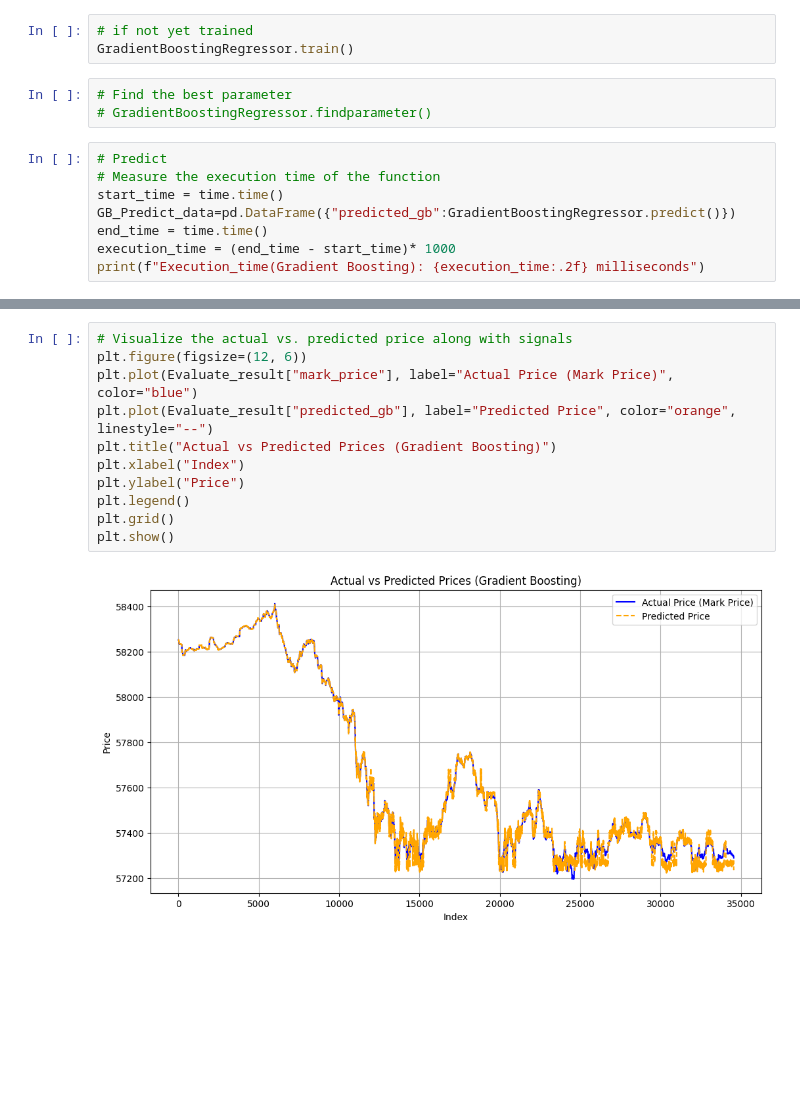
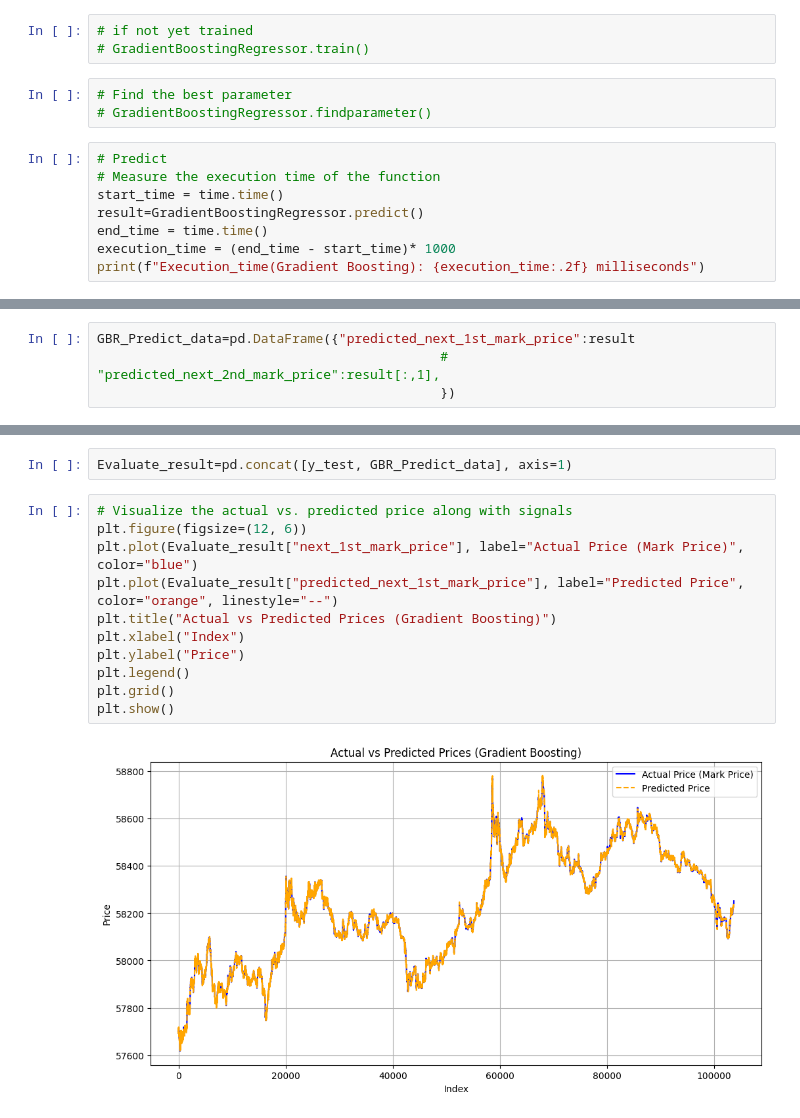
Before and after one commit to jyam12/FYP, a Jupyter notebook: Elevate_GBR.ipynb, the cells around one changed output, grey strips where cells are left out. Drawn from its saved outputs; the diff is of its cells as text; blank space fills up the shorter version.

```diff
--- a/Elevate_GBR.ipynb
+++ b/Elevate_GBR.ipynb
@@ -52,6 +43,6 @@ GradientBoostingRegressor=GradientBoosting(X_train,y_train,X_eval)
 # %%
 # if not yet trained
-GradientBoostingRegressor.train()
+# GradientBoostingRegressor.train()
 # %%
 # Find the best parameter
 # GradientBoostingRegressor.findparameter()
@@ -59,7 +50,7 @@ GradientBoostingRegressor.train()
 # Predict
 # Measure the execution time of the function
 start_time = time.time()
-GB_Predict_data=pd.DataFrame({"predicted_gb":GradientBoostingRegressor.predict()})
+result=GradientBoostingRegressor.predict()
 end_time = time.time()
 execution_time = (end_time - start_time)* 1000
 print(f"Execution_time(Gradient Boosting): {execution_time:.2f} milliseconds")
@@ -143,0 +80,4 @@ plt.show()
+# %%
+GBR_Predict_data=pd.DataFrame({"predicted_next_1st_mark_price":result
+                                            #  "predicted_next_2nd_mark_price":result[:,1],
+                                            })
@@ -144,13 +93,15 @@ plt.show()
+# %%
+Evaluate_result=pd.concat([y_test, GBR_Predict_data], axis=1)
 # %%
 # Visualize the actual vs. predicted price along with signals
 plt.figure(figsize=(12, 6))
-plt.plot(Evaluate_result["mark_price"], label="Actual Price (Mark Price)", color="blue")
-plt.plot(Evaluate_result["predicted_gb"], label="Predicted Price", color="orange", linestyle="--")
+plt.plot(Evaluate_result["next_1st_mark_price"], label="Actual Price (Mark Price)", color="blue")
+plt.plot(Evaluate_result["predicted_next_1st_mark_price"], label="Predicted Price", color="orange", linestyle="--")
 plt.title("Actual vs Predicted Prices (Gradient Boosting)")
 plt.xlabel("Index")
 plt.ylabel("Price")
 plt.legend()
 plt.grid()
 plt.show()
 # %% [output]
-[figure, old version]
+[figure, new version]
```
Also changed, not shown: parts of 14 cells of this notebook, 9 other files.
